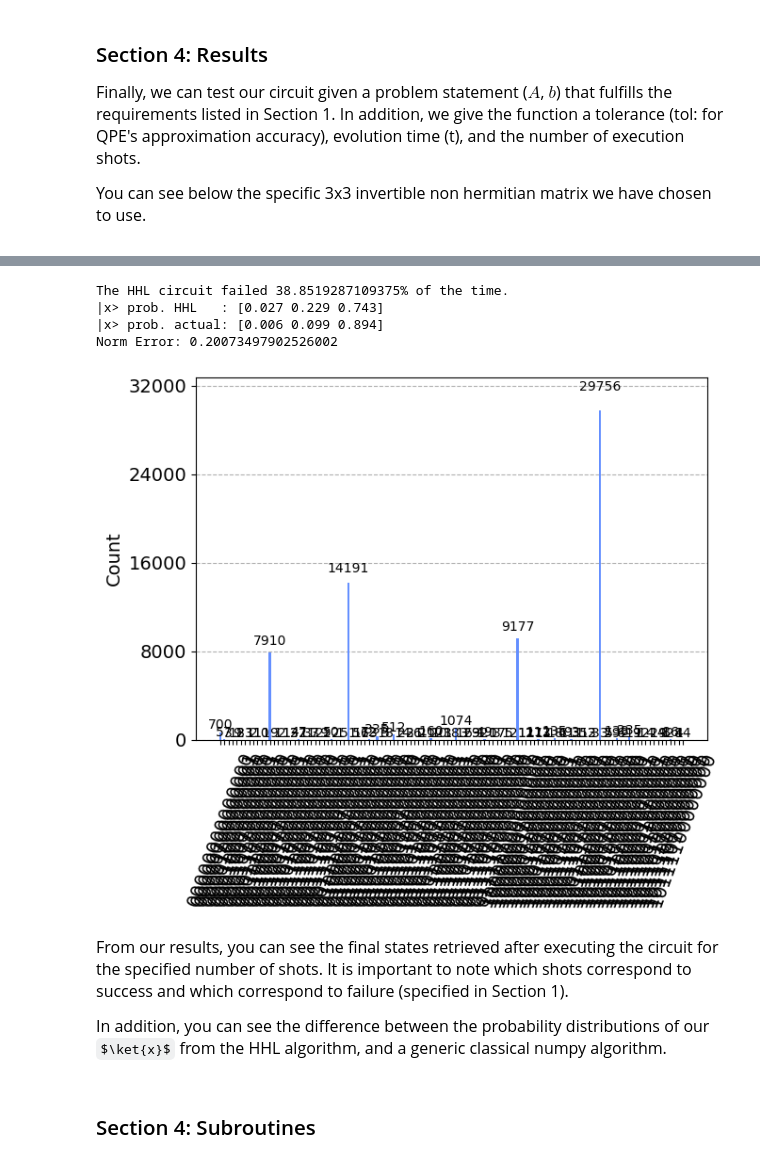
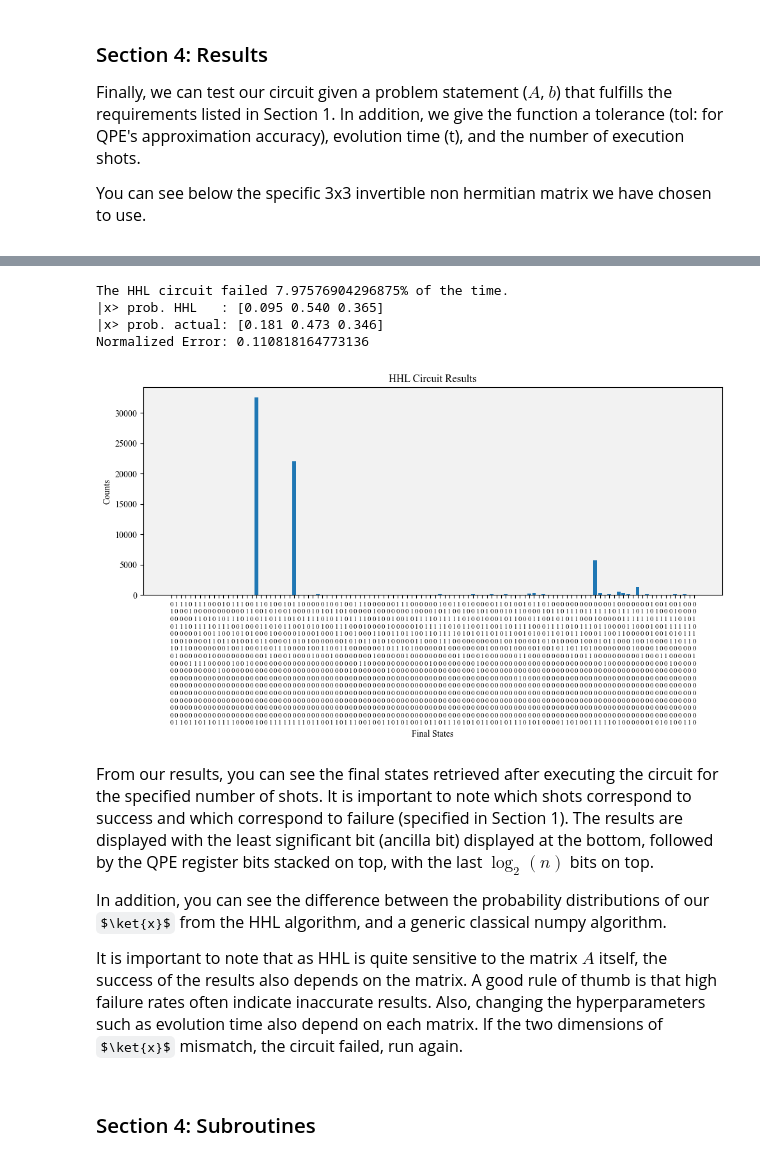
Before and after one commit to sonnyloweus/HHL-Quantum-Linear-Algebra, a Jupyter notebook: QuantumLinearAlgebra_HHL_v2.ipynb, the cells around one changed output, grey strips where cells are left out. Cells and saved outputs as stored; diff of their text form; code cells hidden in the pictures; some formulas as TeX source.

Commit message:
Finisned implementation section

```diff
--- a/QuantumLinearAlgebra_HHL_v2.ipynb
+++ b/QuantumLinearAlgebra_HHL_v2.ipynb
@@ -522,14 +525,21 @@ You can see below the specific 3x3 invertible non hermitian matrix we have chose
 ######################################################
 ############## Hyperparams + Problem #################
 ######################################################
-tol = 2e-5 # accuracy of QPE
+tol = 2e-6 # accuracy of QPE
 ev_time = 150 # evolution time t
 shots = 2**16 # execution shots
 
-# A is a 3x3 invertible non hermitian sparse matrix that is well scaled and stable
-A = np.matrix([[4/5, 1/5, 0],[0, 3/5, 1/5],[0, 0, 14/25]])
-b = np.array([0, 0, 1])
+# Try these problem statements out!
 
+# A is a 3x3 invertible non hermitian sparse matrix that is well scaled and stable - GOOD EX
+A = np.matrix([[1, 1, 0],[-1, 1, -1],[0, 0.12, 1.2]])
+b = np.array([1, 2, 3])
+
+# A is a 3x3 invertible non hermitian sparse matrix that is well scaled and stable - OKAY EX
+# A = np.matrix([[4/5, 1/5, 0],[0, 3/5, 1/5],[0, 0, 2.9/5]])
+# b = np.array([1, 2, 3])
+
+# A is a 2x2 hermitian matrix
 # A = np.array([[3/4, 1/4],
 #               [1/4, 3/4]])
 # b = np.array([0, 1])
@@ -539,5 +549,5 @@ b = np.array([0, 0, 1])
 ######################################################
 
 A_p, b_p, nq, hhl = hhl_circuit(A, b, tol, ev_time)
-hhl.draw('mpl', reverse_bits=True, scale=0.4, fold=100)
+hhl.draw('mpl', reverse_bits=True, scale=0.2, fold=100)
 # %% [output]
@@ -548,33 +558,53 @@ Rotation Angles: [-2.86 2.86 0.84 -0.84 -2.90 2.82 -0.84 -2.25]
 # %%
 ######################################################
 ##################### Results $$$#####################
 ######################################################
 
 job = execute(hhl, backend=backend_qasm, shots=shots)
 counts = job.result().get_counts()
 failed_count, trimmed_counts = remove_fails(counts.copy())
 
-x_HHL = get_x_hhl(shots, failed_count, trimmed_counts)
+x_HHL = get_x_hhl(shots, failed_count, trimmed_counts, b)
 x = get_x_actual(A, b)
 print(f"The HHL circuit failed {failed_count/shots*100}% of the time.")
 print('|x> prob. HHL   :', np.array2string(x_HHL, formatter={'float_kind': lambda x: f"{x:.3f}"}))
 print('|x> prob. actual:', np.array2string(np.real(x), formatter={'float_kind': lambda x: f"{x:.3f}"}))
-print(f"Norm Error: {np.linalg.norm(x_HHL - x)}")
+print('Normalized Error:', np.linalg.norm(x_HHL - x))
 
-plot_histogram(counts)
+# plot_histogram(counts) # qiskit's visualizer
+
+fig, ax = plt.subplots(figsize=(10, 6)) # matplotlib
+ax.set_facecolor('#f2f2f2')
+keys = list(counts.keys())
+values = list(counts.values())
+plt.rcParams.update({'font.family': 'Times New Roman'})
+ax.bar(keys, values)
+ax.tick_params(axis='x', labelsize=8, rotation=0)
+ax.set_xticks(range(len(keys)))
+keys_formatted = ['\n'.join(list(key)) for key in keys]
+ax.set_xticklabels(keys_formatted)
+ax.set_xlabel('Final States')
+ax.set_ylabel('Counts')
+ax.set_title('HHL Circuit Results')
+
+# Display the plot
+plt.tight_layout()  # Adjust layout to avoid clipping labels
+plt.show()
 # %% [output]
-The HHL circuit failed 38.8519287109375% of the time.
-|x> prob. HHL   : [0.027 0.229 0.743]
-|x> prob. actual: [0.006 0.099 0.894]
-Norm Error: 0.20073497902526002
+The HHL circuit failed 7.97576904296875% of the time.
+|x> prob. HHL   : [0.095 0.540 0.365]
+|x> prob. actual: [0.181 0.473 0.346]
+Normalized Error: 0.110818164773136
-[figure, old version]
+[figure, new version]
 # %% [markdown]
 <div style="font-family: 'Times New Roman'; font-size: 16px;">
 
-From our results, you can see the final states retrieved after executing the circuit for the specified number of shots. It is important to note which shots correspond to success and which correspond to failure (specified in Section 1).
+From our results, you can see the final states retrieved after executing the circuit for the specified number of shots. It is important to note which shots correspond to success and which correspond to failure (specified in Section 1). The results are displayed with the least significant bit (ancilla bit) displayed at the bottom, followed by the QPE register bits stacked on top, with the last $\log_2(n)$ bits on top.
 
 In addition, you can see the difference between the probability distributions of our $\ket{x}$ from the HHL algorithm, and a generic classical numpy algorithm.
 
+It is important to note that as HHL is quite sensitive to the matrix $A$ itself, the success of the results also depends on the matrix. A good rule of thumb is that high failure rates often indicate inaccurate results. Also, changing the hyperparameters such as evolution time also depend on each matrix. If the two dimensions of $\ket{x}$ mismatch, the circuit failed, run again.
+
 </div>
 # %% [markdown]
 <div style="font-family: 'Times New Roman'; font-size: 16px;">
```
Also changed, not shown: parts of 3 cells of this notebook.
